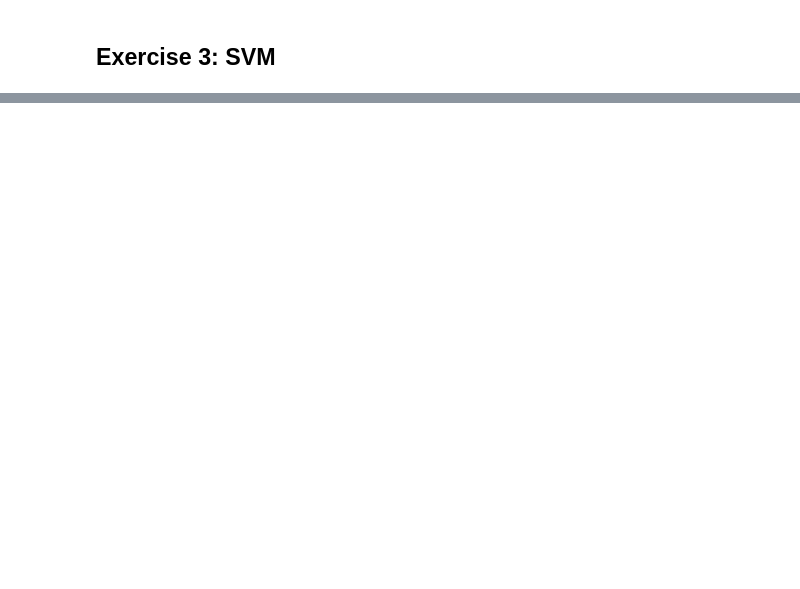
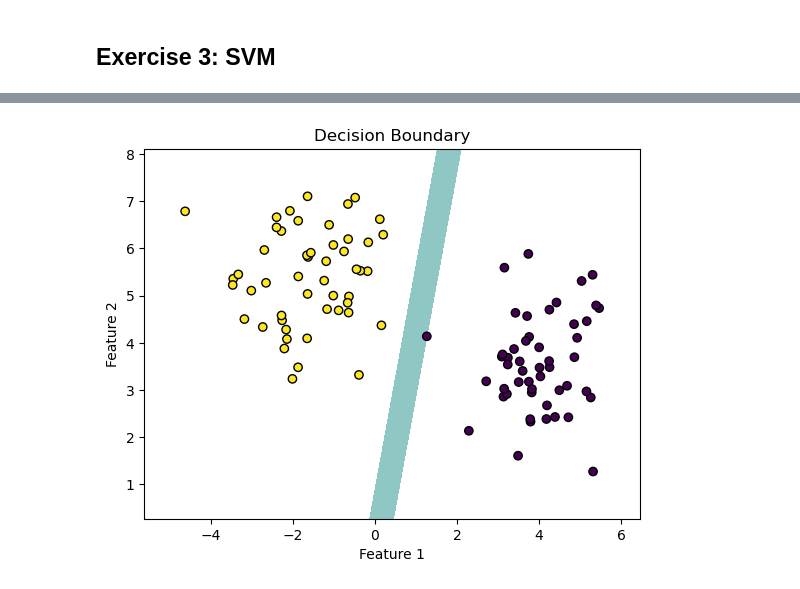
Before and after one commit to Tsumugivolle77/MLE-Sheets, a Jupyter notebook: sheet1/MLE25_sheet01.ipynb, the cells around one changed output, grey strips where cells are left out. Cells and saved outputs as stored; diff of their text form; code cells hidden in the pictures; blank space fills up the shorter version.

```diff
--- a/sheet1/MLE25_sheet01.ipynb
+++ b/sheet1/MLE25_sheet01.ipynb
@@ -286,11 +146,14 @@ class DualSVM:
 
     def linear_kernel(self, X1, X2):
         #TODO: Implement linear kernel
-        return
+        return np.dot(X1, X2.T)
 
     def rbf_kernel(self, X1, X2):
         #TODO: Implement RBF kernel
-        return
+        X1_sq = np.sum(X1**2, axis=1).reshape(-1, 1)
+        X2_sq = np.sum(X2**2, axis=1).reshape(1, -1)
+        dist_sq = X1_sq - 2 * np.dot(X1, X2.T) + X2_sq
+        return np.exp(-self.gamma * dist_sq)
 
     def compute_kernel(self, X1, X2):
         if self.kernel == "linear":
@@ -317,15 +180,15 @@ class DualSVM:
         """
 
         # TODO: Use the matrix function of cvxopt to define the QP parameters
-        P = matrix()
-        q = matrix()
+        P = matrix(np.outer(y, y) * K, tc='d') # Use "d" flag to make sure that the matrix is in double precision format
+        q = matrix([-1.0] * n_samples, (n_samples, 1), "d") # Use "d" flag to make sure that the matrix is in double precision format
         A = matrix(y, (1, n_samples),"d") # Use "d" flag to make sure that the matrix is in double precision format (labels are integers)
-        b = matrix()
+        b = matrix(0., (1, 1), "d") # Use "d" flag to make sure that the matrix is in double precision format
 
 
         # TODO: Implement inequality constraints by defining G and h
-        G = matrix()
-        h = matrix()
+        G = matrix(np.vstack((-np.eye(n_samples), np.eye(n_samples))), tc='d') # Use "d" flag to make sure that the matrix is in double precision format
+        h = matrix(np.hstack((np.zeros(n_samples), np.ones(n_samples) * self.C)), tc='d') # Use "d" flag to make sure that the matrix is in double precision format
 
         # Solve the QP problem using cvxopt
         solvers.options["show_progress"] = False
@@ -348,21 +211,47 @@ class DualSVM:
 
     def predict(self, X):
         #TODO: Implement the decision function and return the corresponding predicted labels
-        return
+        return np.sum(self.alpha * self.sv_y * self.compute_kernel(X, self.sv_X), axis=1) + self.b
 # %%
 # ========================
 # 2. Apply linear SVM on blobs
 # ========================
 
 # TODO: Generate blobs dataset
-X_linear, y_linear =
+X_linear, y_linear = make_blobs(n_samples=100, n_features=2, centers=2, random_state=114514)
 
 # Convert labels from {0,1} to {-1,1}
 y_linear = 2 * (y_linear - 0.5)
 
 #TODO: Train SVM with linear kernel
+svm_linear = DualSVM(C=2.5, kernel="linear")
+svm_linear.fit(X_linear, y_linear)
 
 #TODO: Plot decision boundary
+def plot_decision_boundary(svm, X, y, title="Decision Boundary"):
+    # Create a grid to plot the decision boundary
+    x_min, x_max = X[:, 0].min() - 1, X[:, 0].max() + 1
+    y_min, y_max = X[:, 1].min() - 1, X[:, 1].max() + 1
+    xx, yy = np.meshgrid(np.linspace(x_min, x_max, 100), np.linspace(y_min, y_max, 100))
+
+    # Compute the decision function for each point in the grid
+    # .ravel(): [[], [], ..., []] |-> [...] create a flattened array
+    # np.c_() concatenates the two arrays along the second axis (i.e. columns)
+    # after doing this we get 100x100 pairs of points and feed it to the SVM
+    Z = svm.predict(np.c_[xx.ravel(), yy.ravel()])
+    Z = Z.reshape(xx.shape)
+
+    # Plot the decision boundary and the data points
+    plt.contourf(xx, yy, Z, levels=[-1, 0], alpha=0.5)
+    plt.scatter(X[:, 0], X[:, 1], c=y, edgecolors='k', marker='o')
+    plt.title(title)
+    plt.xlabel("Feature 1")
+    plt.ylabel("Feature 2")
+    plt.show()
+
+plot_decision_boundary(svm_linear, X_linear, y_linear)
+# %% [output]
+[figure, added]
 # %%
 # ===========================
 # 3. Apply linear SVM on circles
```
Also changed, not shown: parts of 18 cells of this notebook, 2 other files.
